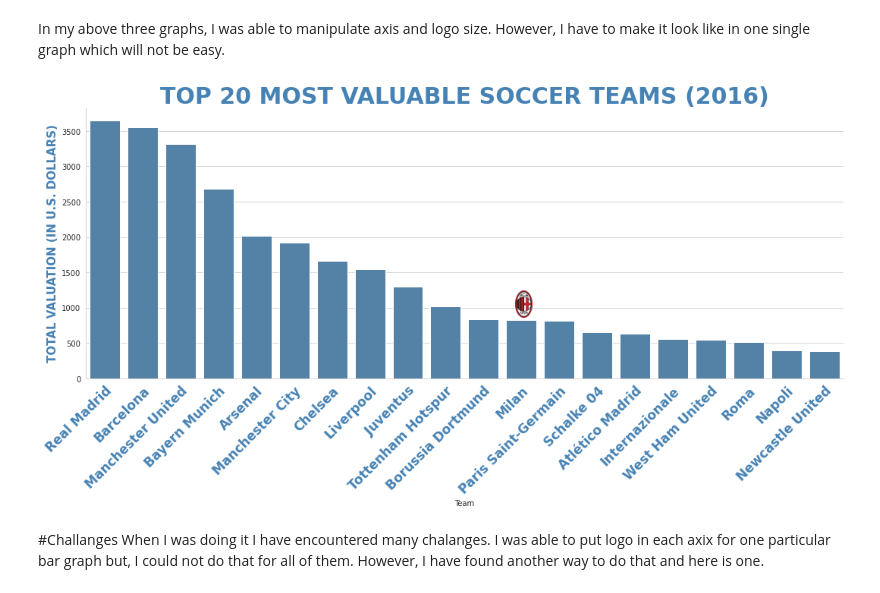
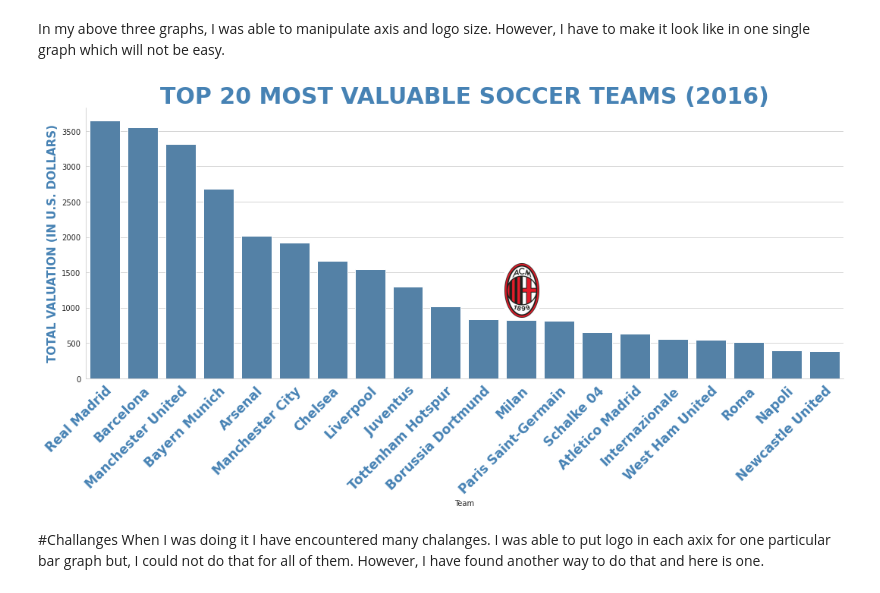
Before and after one commit to khatriprajwol/Data-Visualization-, a Jupyter notebook: Recreating The Master .ipynb, the cells around one changed output. Drawn from its saved outputs; the diff is of its cells as text; code cells hidden in the pictures.

```diff
--- a/Recreating The Master .ipynb
+++ b/Recreating The Master .ipynb
@@ -273,19 +273,19 @@ In my above three graphs, I was able to manipulate axis and logo size. However,
 # %%
 plt.rcParams["figure.figsize"] = [15, 8]
 plt.rcParams["figure.autolayout"] = True
 sns.set_style('whitegrid')
 ax = sns.barplot(data = df, x = 'Team', y= "Value", color= 'steelblue', ci= None, linewidth = 1,)
 ax.set_xticklabels(ax.get_xticklabels(),rotation = 45, fontweight = 'bold', size = float(17.0), color = 'steelblue', ha="right", rotation_mode="anchor")
 ax.set_title('TOP 20 MOST VALUABLE SOCCER TEAMS (2016)',size = float(30.0), fontweight = 'bold', color= 'steelblue')
 ax.set_ylabel("TOTAL VALUATION (IN U.S. DOLLARS)", size = float(15.0), fontweight = 'bold',  color= 'steelblue')
 arr_lena = plt.imread(f"/content/drive/MyDrive/logos/ACMilan.png")
-axin = ax.inset_axes([0.49,0.225,0.099,0.099], anchor='NE', zorder=1)
+axin = ax.inset_axes([0.499,0.225,0.099,0.2], anchor='NE', zorder=1)
 axin.imshow(arr_lena)
 axin.axis('off')
 sns.despine()
 plt.show()
 # %% [output]
-[figure, old version]
+[figure, new version]
 # %% [markdown]
 #Challanges
 When I was doing it I have encountered many chalanges. I was able to put logo in each axix for one particular bar graph but, I could not do that for all of them. However, I have found another way to do that and here is one.
```
Also changed, not shown: parts of 5 cells of this notebook.
